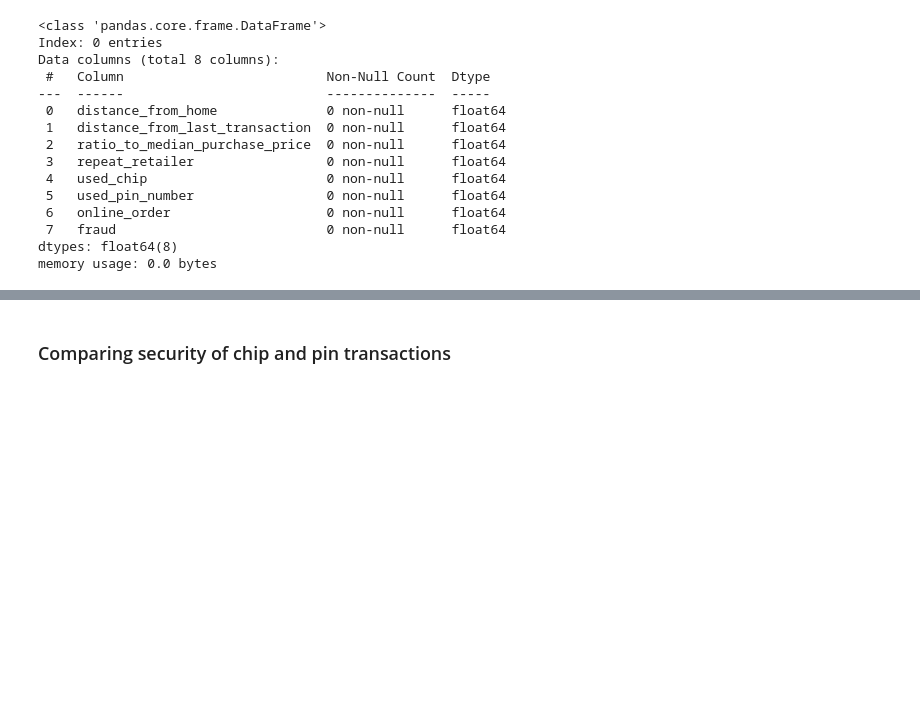
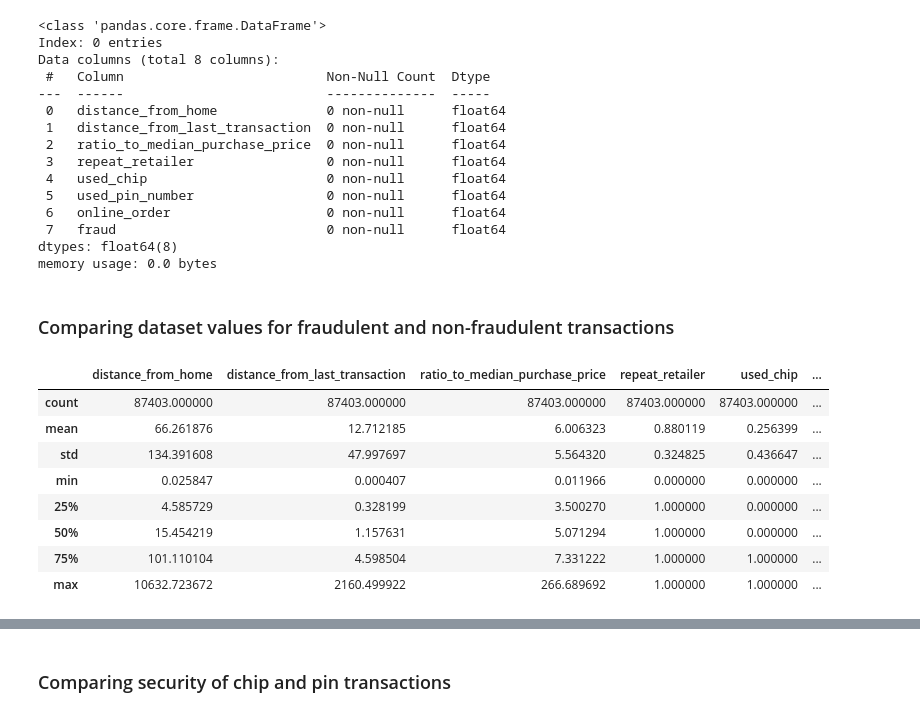
Before and after one commit to bkbugaj/credit-card-fraud-detection, a Jupyter notebook: credit-card-fraud-detection.ipynb, the cells around one changed output, grey strips where cells are left out. Saved outputs shown, nothing was run; the diff lists cells and outputs as text; code cells hidden in the pictures; blank space fills up the shorter version.

```diff
--- a/credit-card-fraud-detection.ipynb
+++ b/credit-card-fraud-detection.ipynb
@@ -119,3 +120,17 @@ Data columns (total 8 columns):
  7   fraud                           0 non-null      float64
 dtypes: float64(8)
 memory usage: 0.0 bytes
+# %% [markdown]
+### Comparing dataset values for fraudulent and non-fraudulent transactions
+# %%
+df[df['fraud'] == 1].describe()
+# %% [output]
+|  | distance_from_home | distance_from_last_transaction | ratio_to_median_purchase_price | repeat_retailer | used_chip | ... |
+| count | 87403.000000 | 87403.000000 | 87403.000000 | 87403.000000 | 87403.000000 | ... |
+| mean | 66.261876 | 12.712185 | 6.006323 | 0.880119 | 0.256399 | ... |
+| std | 134.391608 | 47.997697 | 5.564320 | 0.324825 | 0.436647 | ... |
+| min | 0.025847 | 0.000407 | 0.011966 | 0.000000 | 0.000000 | ... |
+| 25% | 4.585729 | 0.328199 | 3.500270 | 1.000000 | 0.000000 | ... |
+| 50% | 15.454219 | 1.157631 | 5.071294 | 1.000000 | 0.000000 | ... |
+| 75% | 101.110104 | 4.598504 | 7.331222 | 1.000000 | 1.000000 | ... |
+| max | 10632.723672 | 2160.499922 | 266.689692 | 1.000000 | 1.000000 | ... |
```
Also changed, not shown: parts of 12 cells of this notebook.
